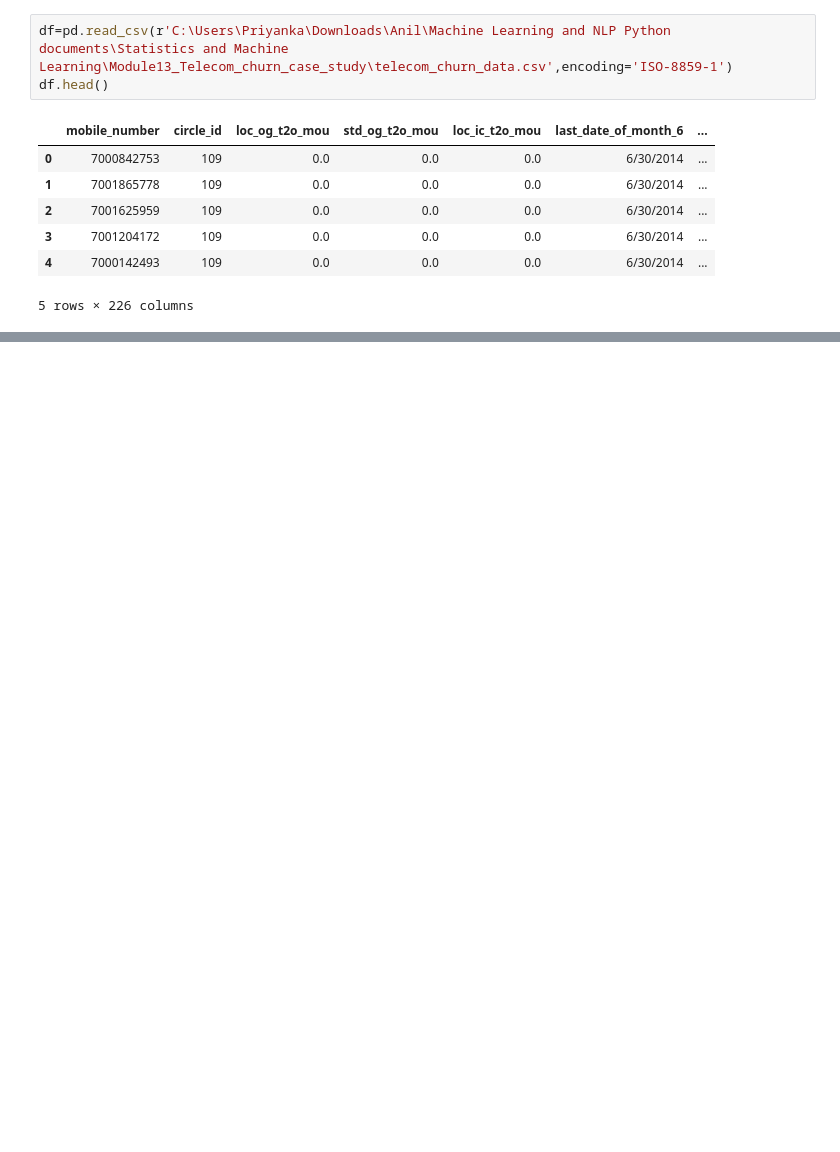
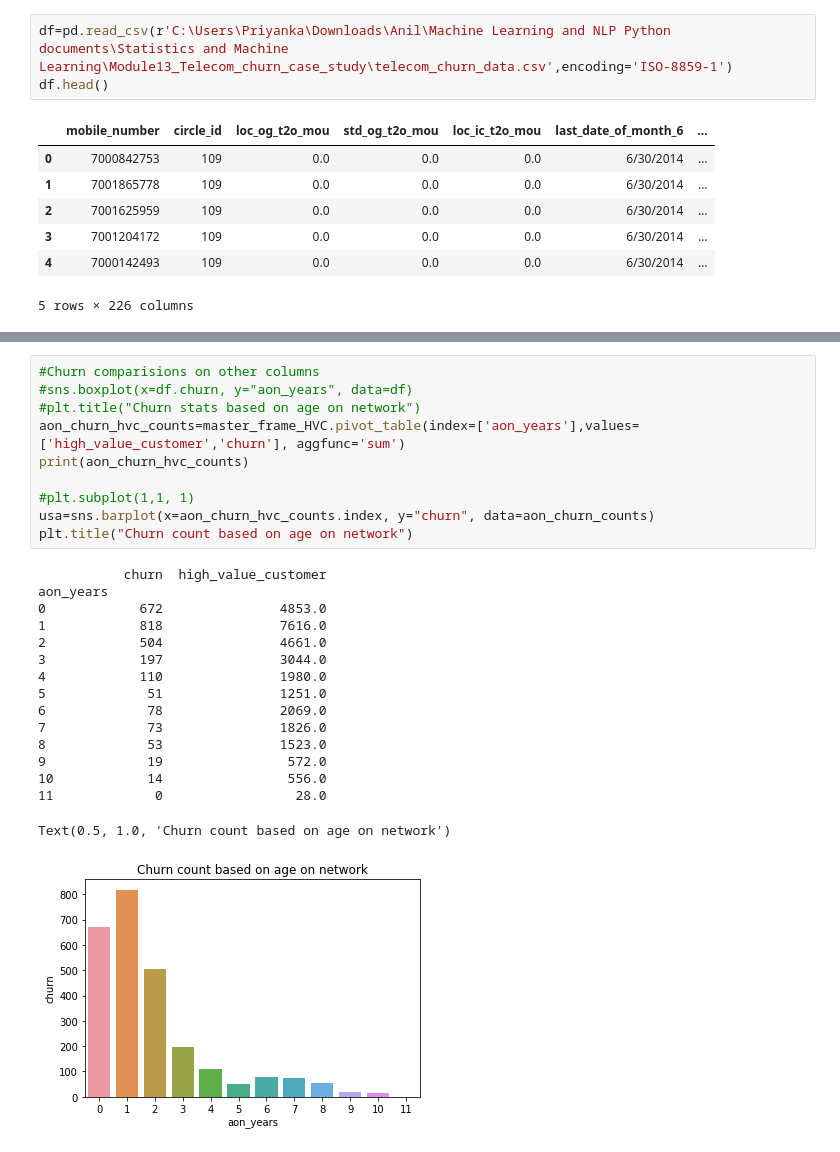
Before and after one commit to anilvarmab/churn_case-study_1, a Jupyter notebook: telecom_churn_case_study_Anil.ipynb, the cells around one changed output, grey strips where cells are left out. Drawn from its saved outputs; the diff is of its cells as text; blank space fills up the shorter version.

```diff
--- a/telecom_churn_case_study_Anil.ipynb
+++ b/telecom_churn_case_study_Anil.ipynb
@@ -406,0 +736,27 @@ Text(0.5, 1.0, 'Churn stats based on total recharge on month 9')
+# %%
+#Churn comparisions on other columns
+#sns.boxplot(x=df.churn, y="aon_years", data=df)
+#plt.title("Churn stats based on age on network")
+aon_churn_hvc_counts=master_frame_HVC.pivot_table(index=['aon_years'],values=['high_value_customer','churn'], aggfunc='sum')
+print(aon_churn_hvc_counts)
+
+#plt.subplot(1,1, 1)
+usa=sns.barplot(x=aon_churn_hvc_counts.index, y="churn", data=aon_churn_counts)
+plt.title("Churn count based on age on network")
+# %% [output]
+           churn  high_value_customer
+aon_years
+0            672               4853.0
+1            818               7616.0
+2            504               4661.0
+3            197               3044.0
+4            110               1980.0
+5             51               1251.0
+6             78               2069.0
+7             73               1826.0
+8             53               1523.0
+9             19                572.0
+10            14                556.0
+11             0                 28.0
+Text(0.5, 1.0, 'Churn count based on age on network')
+[figure, added]
```
Also changed, not shown: parts of 94 cells of this notebook.
